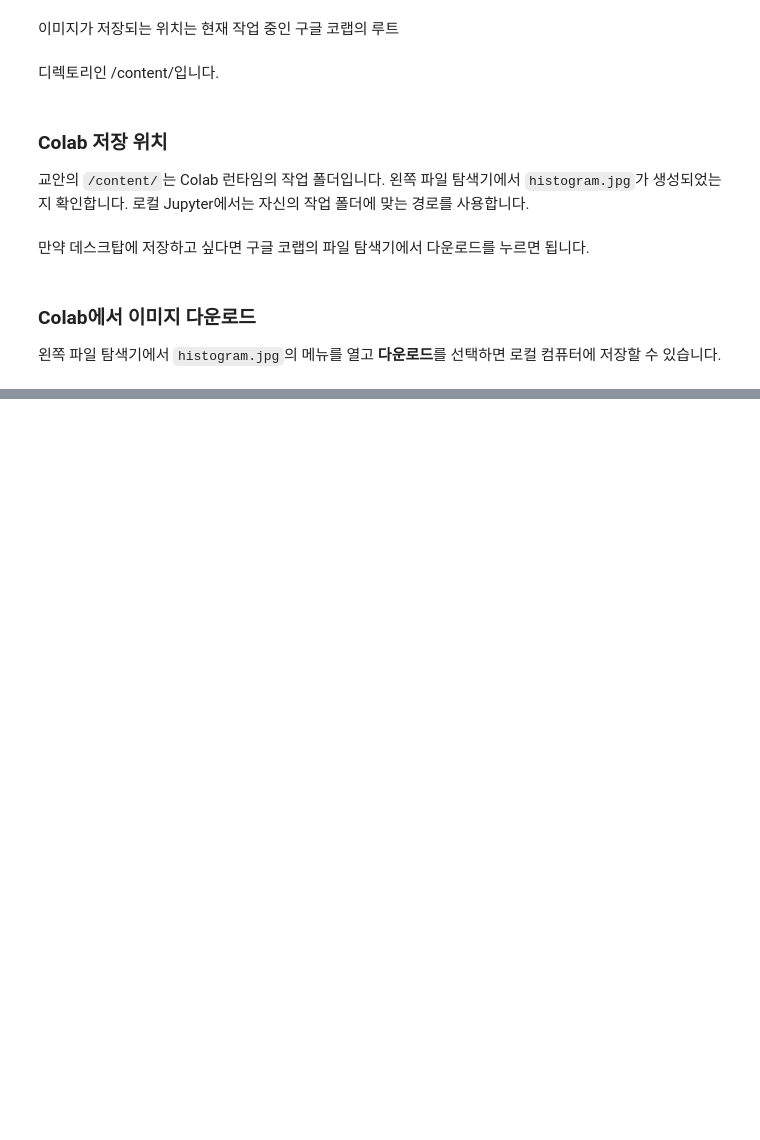
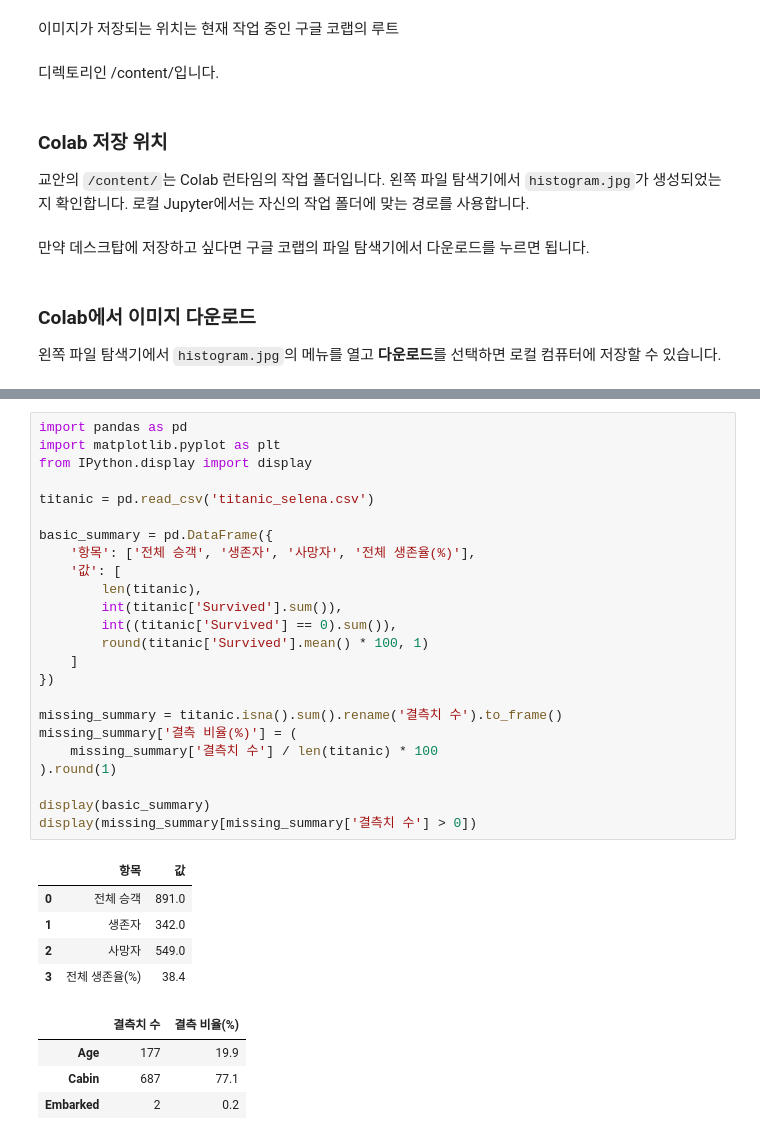
Before and after one commit to ByoungGuk1/finance-dev-learning-log, a Jupyter notebook: work/python/day03/section03.ipynb, the cells around one changed output, grey strips where cells are left out. Cells and saved outputs as stored; diff of their text form; blank space fills up the shorter version.

```diff
--- a/work/python/day03/section03.ipynb
+++ b/work/python/day03/section03.ipynb
@@ -2442,0 +2299,34 @@ plt.savefig('/content/histogram.jpg', format='jpg')
+# %%
+import pandas as pd
+import matplotlib.pyplot as plt
+from IPython.display import display
+
+titanic = pd.read_csv('titanic_selena.csv')
+
+basic_summary = pd.DataFrame({
+    '항목': ['전체 승객', '생존자', '사망자', '전체 생존율(%)'],
+    '값': [
+        len(titanic),
+        int(titanic['Survived'].sum()),
+        int((titanic['Survived'] == 0).sum()),
+        round(titanic['Survived'].mean() * 100, 1)
+    ]
+})
+
+missing_summary = titanic.isna().sum().rename('결측치 수').to_frame()
+missing_summary['결측 비율(%)'] = (
+    missing_summary['결측치 수'] / len(titanic) * 100
+).round(1)
+
+display(basic_summary)
+display(missing_summary[missing_summary['결측치 수'] > 0])
+# %% [output]
+|  | 항목 | 값 |
+| 0 | 전체 승객 | 891.0 |
+| 1 | 생존자 | 342.0 |
+| 2 | 사망자 | 549.0 |
+| 3 | 전체 생존율(%) | 38.4 |
+|  | 결측치 수 | 결측 비율(%) |
+| Age | 177 | 19.9 |
+| Cabin | 687 | 77.1 |
+| Embarked | 2 | 0.2 |
```
Also changed, not shown: parts of 116 cells of this notebook, 3 other files.
